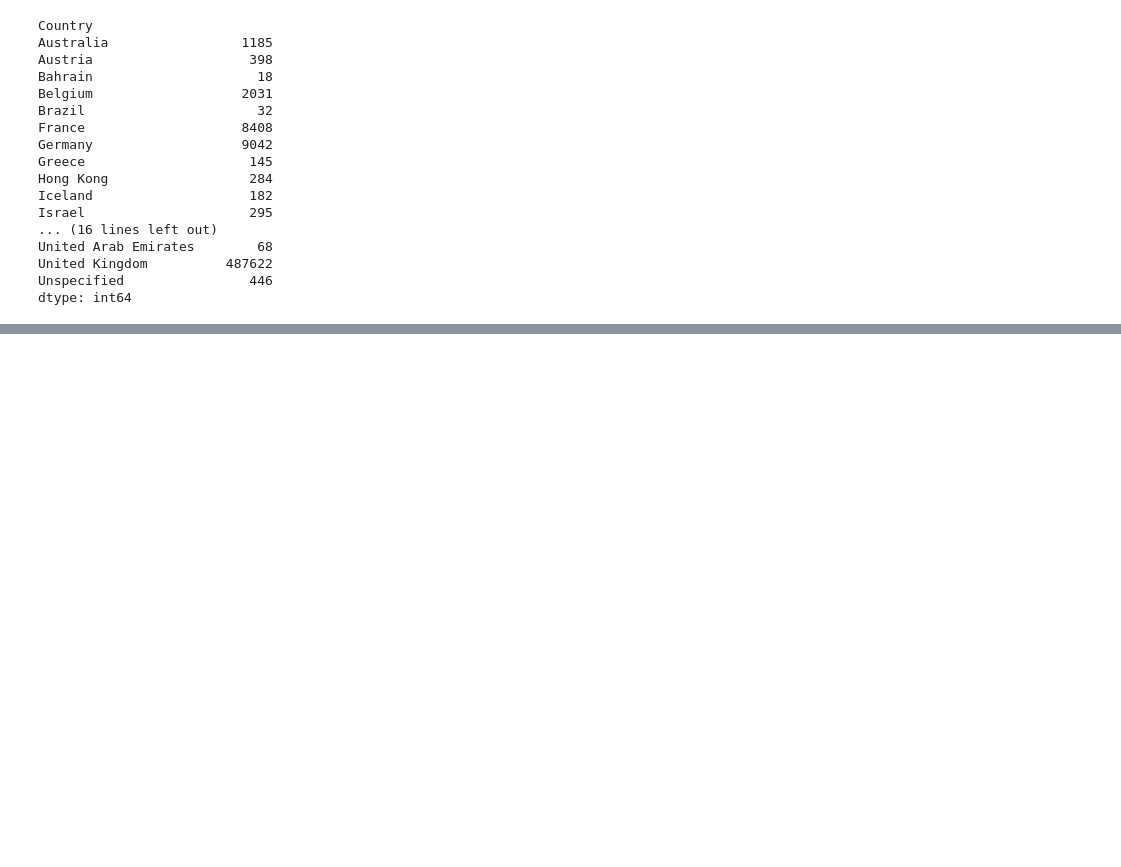
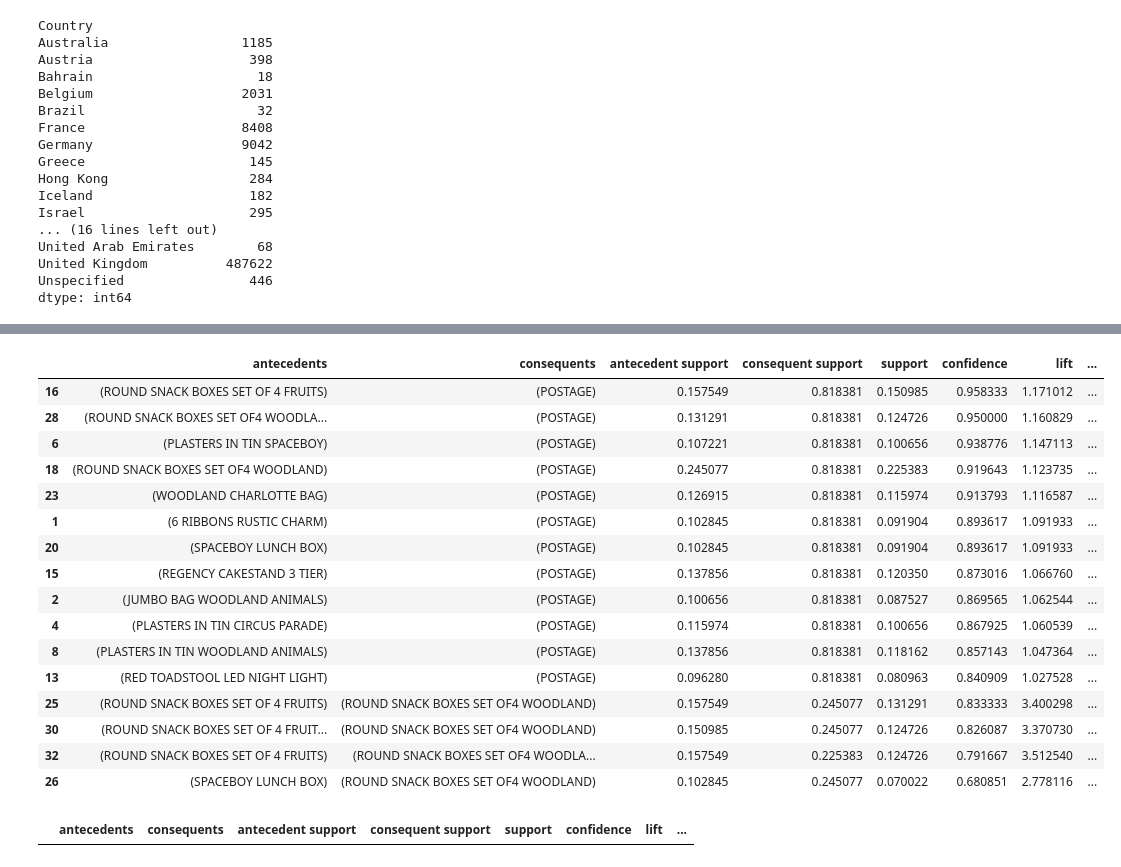
Before and after one commit to zinakhazaee/MachineLearning-UnsupervisedLearning-Association, a Jupyter notebook: AssignmentData.ipynb, the cells around one changed output, grey strips where cells are left out. Drawn from its saved outputs; the diff is of its cells as text; code cells hidden in the pictures; blank space fills up the shorter version.

```diff
--- a/AssignmentData.ipynb
+++ b/AssignmentData.ipynb
@@ -166,0 +134,29 @@ best_rules2.sort_values(by='confidence', ascending=False)
+# %%
+rules_Germany = association_rules(frequent_items_Germany, metric='lift',min_threshold= 1)
+best_rules_Germany = rules_Germany[(rules_Germany['lift'] >= 0.6) & (rules_Germany['confidence'] >= 0.6)]
+best_rules_Germany.sort_values(by='confidence', ascending=False)
+# %% [output]
+|  | antecedents | consequents | antecedent support | consequent support | support | confidence | lift | ... |
+| 16 | (ROUND SNACK BOXES SET OF 4 FRUITS) | (POSTAGE) | 0.157549 | 0.818381 | 0.150985 | 0.958333 | 1.171012 | ... |
+| 28 | (ROUND SNACK BOXES SET OF4 WOODLA... | (POSTAGE) | 0.131291 | 0.818381 | 0.124726 | 0.950000 | 1.160829 | ... |
+| 6 | (PLASTERS IN TIN SPACEBOY) | (POSTAGE) | 0.107221 | 0.818381 | 0.100656 | 0.938776 | 1.147113 | ... |
+| 18 | (ROUND SNACK BOXES SET OF4 WOODLAND) | (POSTAGE) | 0.245077 | 0.818381 | 0.225383 | 0.919643 | 1.123735 | ... |
+| 23 | (WOODLAND CHARLOTTE BAG) | (POSTAGE) | 0.126915 | 0.818381 | 0.115974 | 0.913793 | 1.116587 | ... |
+| 1 | (6 RIBBONS RUSTIC CHARM) | (POSTAGE) | 0.102845 | 0.818381 | 0.091904 | 0.893617 | 1.091933 | ... |
+| 20 | (SPACEBOY LUNCH BOX) | (POSTAGE) | 0.102845 | 0.818381 | 0.091904 | 0.893617 | 1.091933 | ... |
+| 15 | (REGENCY CAKESTAND 3 TIER) | (POSTAGE) | 0.137856 | 0.818381 | 0.120350 | 0.873016 | 1.066760 | ... |
+| 2 | (JUMBO BAG WOODLAND ANIMALS) | (POSTAGE) | 0.100656 | 0.818381 | 0.087527 | 0.869565 | 1.062544 | ... |
+| 4 | (PLASTERS IN TIN CIRCUS PARADE) | (POSTAGE) | 0.115974 | 0.818381 | 0.100656 | 0.867925 | 1.060539 | ... |
+| 8 | (PLASTERS IN TIN WOODLAND ANIMALS) | (POSTAGE) | 0.137856 | 0.818381 | 0.118162 | 0.857143 | 1.047364 | ... |
+| 13 | (RED TOADSTOOL LED NIGHT LIGHT) | (POSTAGE) | 0.096280 | 0.818381 | 0.080963 | 0.840909 | 1.027528 | ... |
+| 25 | (ROUND SNACK BOXES SET OF 4 FRUITS) | (ROUND SNACK BOXES SET OF4 WOODLAND) | 0.157549 | 0.245077 | 0.131291 | 0.833333 | 3.400298 | ... |
+| 30 | (ROUND SNACK BOXES SET OF 4 FRUIT... | (ROUND SNACK BOXES SET OF4 WOODLAND) | 0.150985 | 0.245077 | 0.124726 | 0.826087 | 3.370730 | ... |
+| 32 | (ROUND SNACK BOXES SET OF 4 FRUITS) | (ROUND SNACK BOXES SET OF4 WOODLA... | 0.157549 | 0.225383 | 0.124726 | 0.791667 | 3.512540 | ... |
+| 26 | (SPACEBOY LUNCH BOX) | (ROUND SNACK BOXES SET OF4 WOODLAND) | 0.102845 | 0.245077 | 0.070022 | 0.680851 | 2.778116 | ... |
+# %%
+rules_United_Kingdom = association_rules(frequent_items_United_Kingdom, metric='lift',min_threshold= 1)
+#best_rules_United_Kingdom = rules_United_Kingdom[(rules_United_Kingdom['lift'] >= 0.5) & (rules_United_Kingdom['confidence'] >= 0.5)]
+#best_rules_United_Kingdom.sort_values(by='confidence', ascending=False)
+rules_United_Kingdom
+# %% [output]
+|  | antecedents | consequents | antecedent support | consequent support | support | confidence | lift | ... |
```
Also changed, not shown: parts of 18 cells of this notebook.
